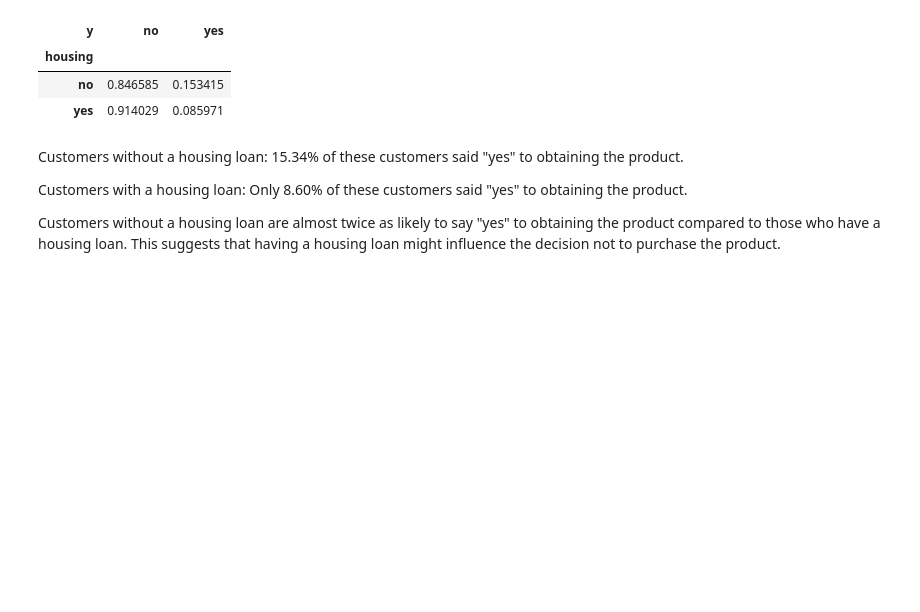
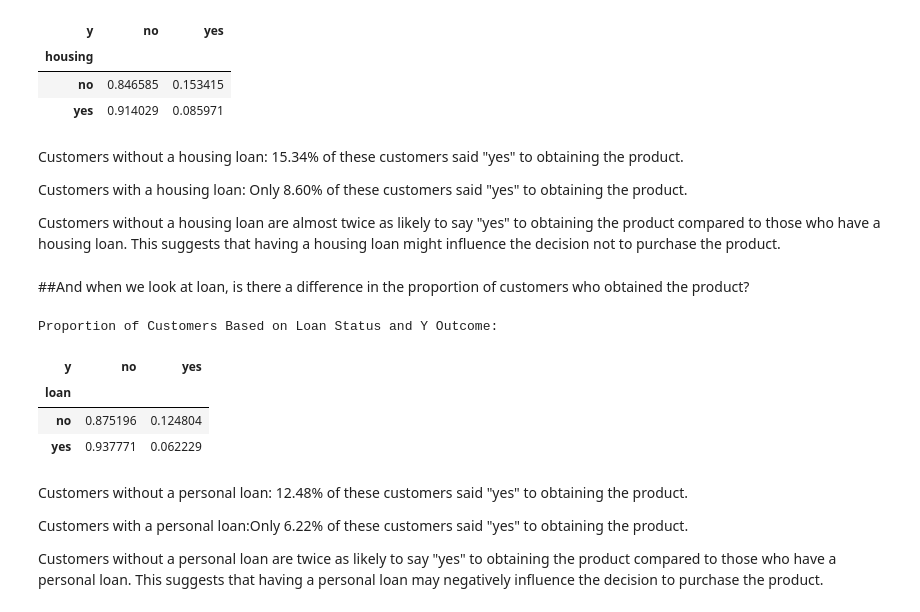
Before and after one commit to viktoruebelhart/uci_bank, a Jupyter notebook: UCI_BANK.ipynb, the cells around one changed output. Saved outputs shown, nothing was run; the diff lists cells and outputs as text; code cells hidden in the pictures; blank space fills up the shorter version.

```diff
--- a/UCI_BANK.ipynb
+++ b/UCI_BANK.ipynb
@@ -661,3 +661,26 @@ Only 8.60% of these customers said "yes" to obtaining the product.
 
 
 Customers without a housing loan are almost twice as likely to say "yes" to obtaining the product compared to those who have a housing loan. This suggests that having a housing loan might influence the decision not to purchase the product.
+# %% [markdown]
+##And when we look at loan, is there a difference in the proportion of customers who obtained the product?
+# %%
+# Calculate proportions of 'y' ("yes" and "no") for each category in 'loan'
+loan_analysis = df.groupby(['loan', 'y']).size().unstack(fill_value=0)
+
+# Calculate proportions
+loan_proportions = loan_analysis.div(loan_analysis.sum(axis=1), axis=0)
+
+print("Proportion of Customers Based on Loan Status and Y Outcome:")
+display(loan_proportions)
+# %% [output]
+Proportion of Customers Based on Loan Status and Y Outcome:
+| y | no | yes |
+| loan |  |  |
+| no | 0.875196 | 0.124804 |
+| yes | 0.937771 | 0.062229 |
+# %% [markdown]
+Customers without a personal loan: 12.48% of these customers said "yes" to obtaining the product.
+
+Customers with a personal loan:Only 6.22% of these customers said "yes" to obtaining the product.
+
+Customers without a personal loan are twice as likely to say "yes" to obtaining the product compared to those who have a personal loan. This suggests that having a personal loan may negatively influence the decision to purchase the product.
```
Also changed, not shown: parts of 1 cell of this notebook.
